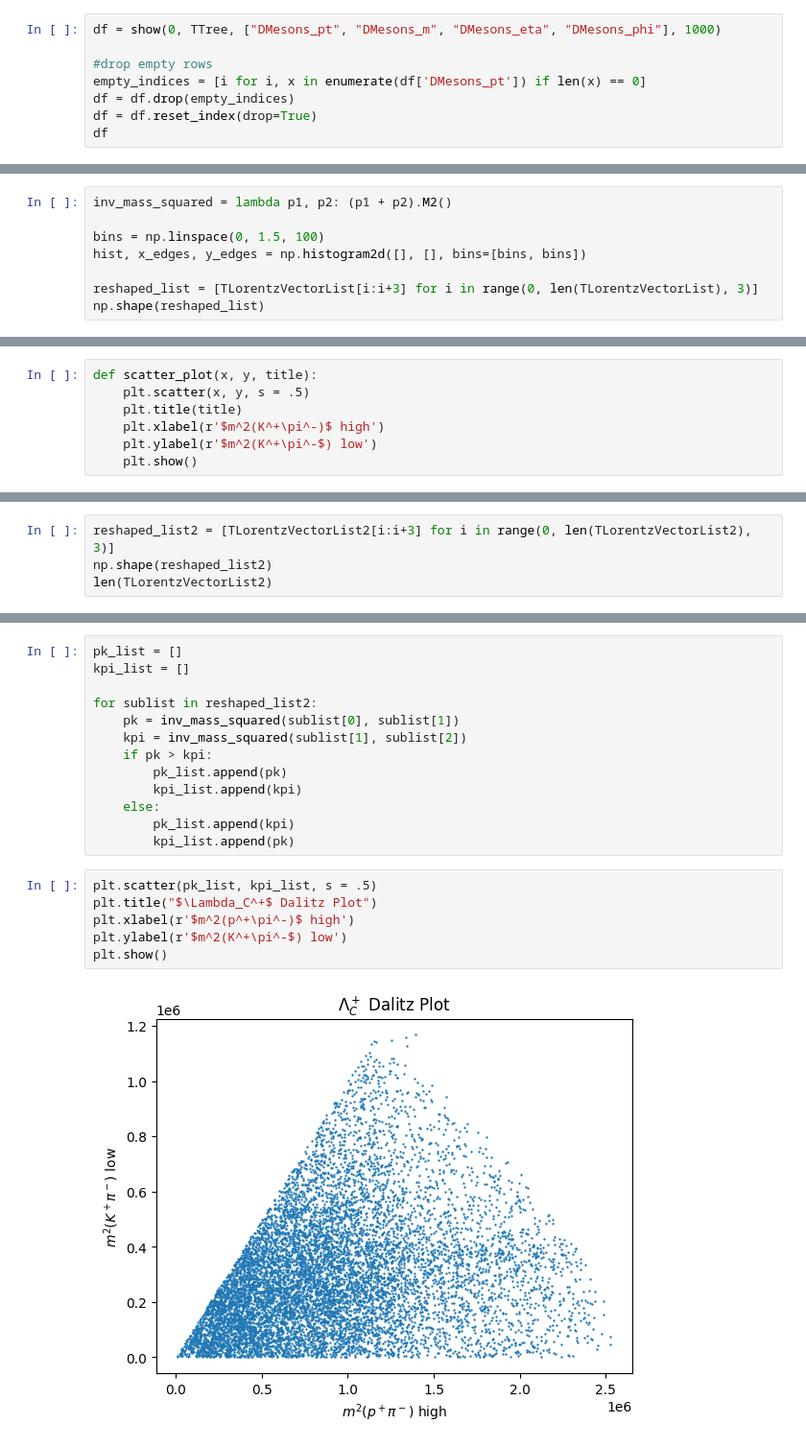
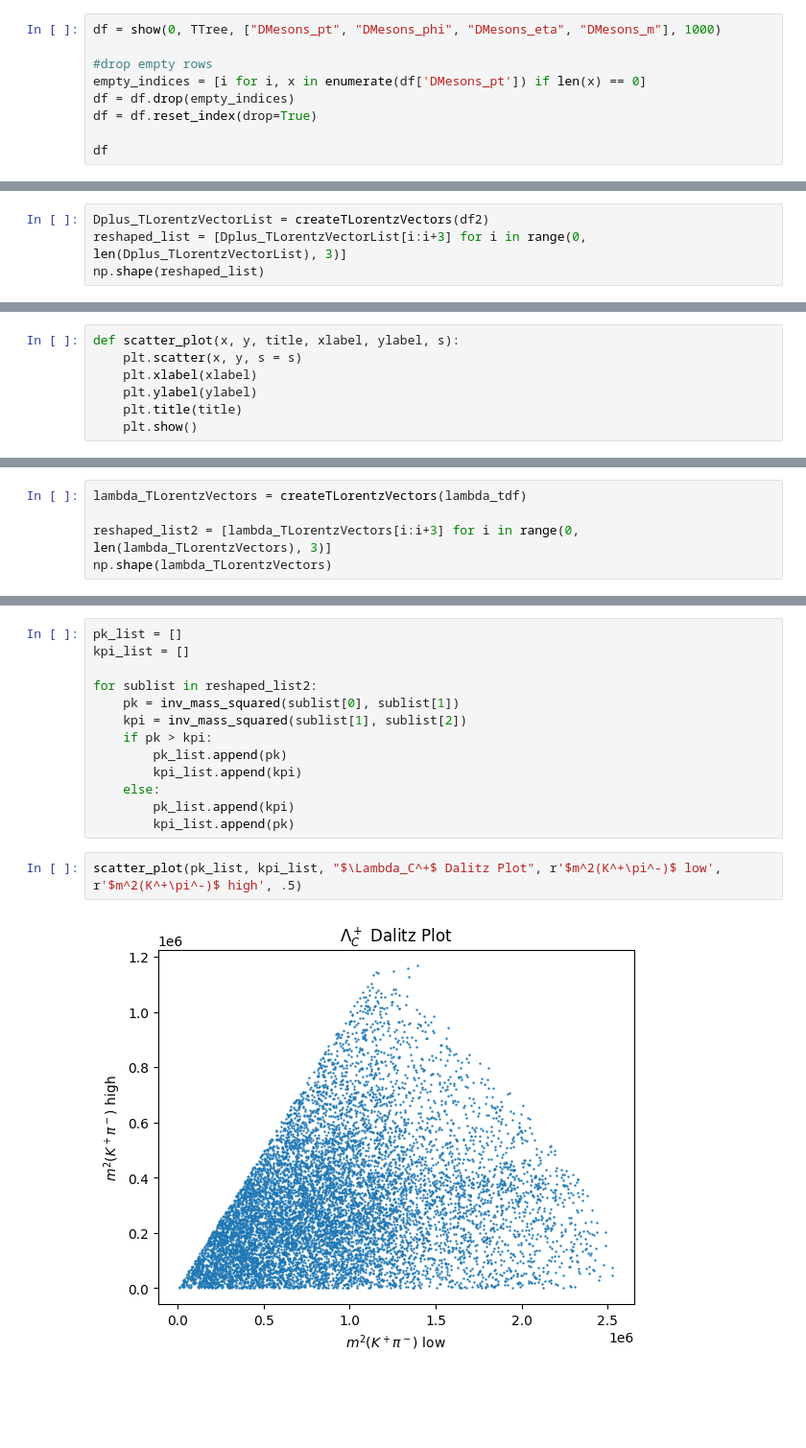
Before and after one commit to GitGup/ATLAS_DNN, a Jupyter notebook: MCAnalysis.ipynb, the cells around one changed output, grey strips where cells are left out. Shown at 96% size. Drawn from its saved outputs; the diff is of its cells as text; blank space fills up the shorter version.

```diff
--- a/MCAnalysis.ipynb
+++ b/MCAnalysis.ipynb
@@ -43,11 +47,12 @@ TTree.name
 # %% [output]
 'CharmAnalysis'
 # %%
-df = show(0, TTree, ["DMesons_pt", "DMesons_m", "DMesons_eta", "DMesons_phi"], 1000)
+df = show(0, TTree, ["DMesons_pt", "DMesons_phi", "DMesons_eta", "DMesons_m"], 1000)
 
 #drop empty rows
 empty_indices = [i for i, x in enumerate(df['DMesons_pt']) if len(x) == 0]
 df = df.drop(empty_indices)
 df = df.reset_index(drop=True)
+
 df
 # %% [output]
@@ -140,10 +151,6 @@ for index, row in df2.iterrows():
 # %%
-inv_mass_squared = lambda p1, p2: (p1 + p2).M2()
-
-bins = np.linspace(0, 1.5, 100)
-hist, x_edges, y_edges = np.histogram2d([], [], bins=[bins, bins])
-
-reshaped_list = [TLorentzVectorList[i:i+3] for i in range(0, len(TLorentzVectorList), 3)]
+Dplus_TLorentzVectorList = createTLorentzVectors(df2)
+reshaped_list = [Dplus_TLorentzVectorList[i:i+3] for i in range(0, len(Dplus_TLorentzVectorList), 3)]
 np.shape(reshaped_list)
 # %% [output]
 (10000, 3)
@@ -162,10 +169,10 @@ for sublist in reshaped_list:
         kpi_high.append(kpi_two)
         kpi_low.append(kpi_one)
 # %%
-def scatter_plot(x, y, title):
-    plt.scatter(x, y, s = .5)
+def scatter_plot(x, y, title, xlabel, ylabel, s):
+    plt.scatter(x, y, s = s)
+    plt.xlabel(xlabel)
+    plt.ylabel(ylabel)
     plt.title(title)
-    plt.xlabel(r'$m^2(K^+\pi^-)$ high')
-    plt.ylabel(r'$m^2(K^+\pi^-$) low')
     plt.show()
 # %%
@@ -246,5 +234,6 @@ for index, row in lambda_tdf.iterrows():
 # %%
-reshaped_list2 = [TLorentzVectorList2[i:i+3] for i in range(0, len(TLorentzVectorList2), 3)]
-np.shape(reshaped_list2)
-len(TLorentzVectorList2)
+lambda_TLorentzVectors = createTLorentzVectors(lambda_tdf)
+
+reshaped_list2 = [lambda_TLorentzVectors[i:i+3] for i in range(0, len(lambda_TLorentzVectors), 3)]
+np.shape(lambda_TLorentzVectors)
 # %% [output]
@@ -263,10 +252,6 @@ for sublist in reshaped_list2:
         pk_list.append(kpi)
         kpi_list.append(pk)
 # %%
-plt.scatter(pk_list, kpi_list, s = .5)
-plt.title("$\Lambda_C^+$ Dalitz Plot")
-plt.xlabel(r'$m^2(p^+\pi^-)$ high')
-plt.ylabel(r'$m^2(K^+\pi^-$) low')
-plt.show()
+scatter_plot(pk_list, kpi_list, "$\Lambda_C^+$ Dalitz Plot", r'$m^2(K^+\pi^-)$ low', r'$m^2(K^+\pi^-)$ high', .5)
 # %% [output]
-[figure, old version]
+[figure, new version]
```
Also changed, not shown: parts of 12 cells of this notebook.
